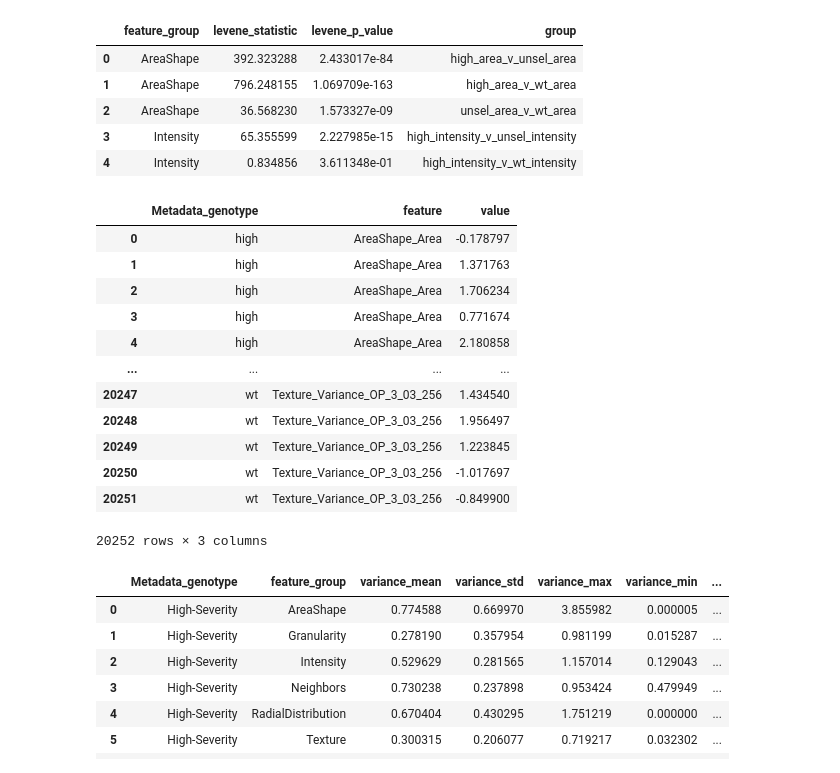
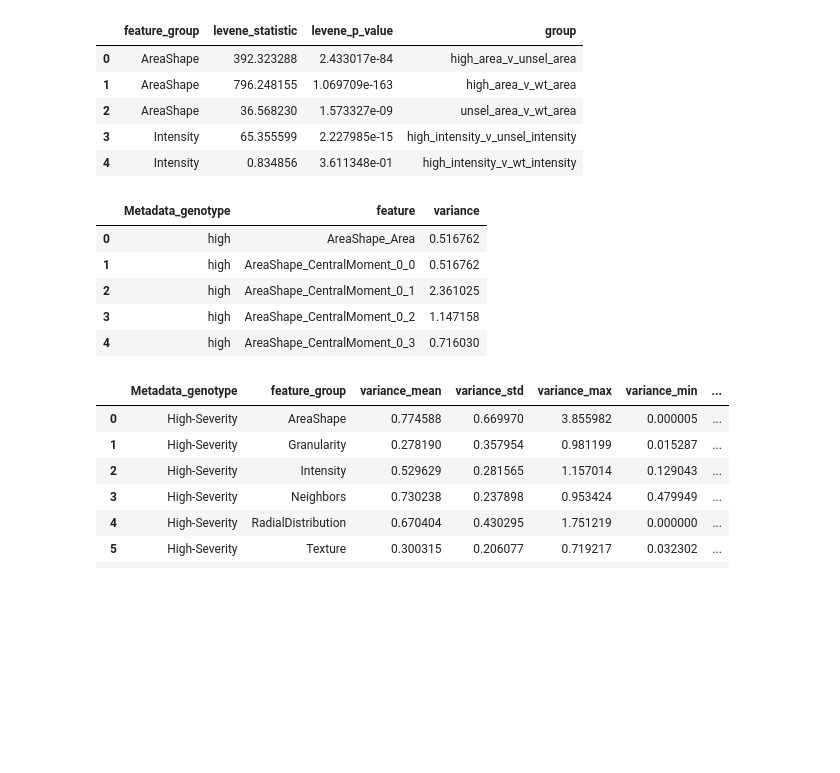
Before and after one commit to MikeLippincott/Nichols_Lab_Collaboration, a Jupyter notebook: 6.analyze_features/notebooks/3a.mean_aggregated_anova.ipynb, the cells around one changed output. Saved outputs shown, nothing was run; the diff lists cells and outputs as text; code cells hidden in the pictures; blank space fills up the shorter version.

```diff
--- a/6.analyze_features/notebooks/3a.mean_aggregated_anova.ipynb
+++ b/6.analyze_features/notebooks/3a.mean_aggregated_anova.ipynb
@@ -337,27 +345,32 @@ levene_test_results_df.to_csv(levene_test_results_path, index=False)
 # %%
 # Drop all metadata except for the genotype data
 features_df = data.drop(columns=data.filter(like="Metadata").columns)
 features_df["Metadata_genotype"] = data["Metadata_genotype"]
 
 # turn the features into a long format
 features_long_df = features_df.melt(
     id_vars="Metadata_genotype", var_name="feature", value_name="value"
 )
+# get the variance for each feature for each genotype
 features_long_df
+all_features_var = features_long_df.groupby(["Metadata_genotype", "feature"]).var()
+# reset the index
+all_features_var = all_features_var.reset_index()
+all_features_var.rename(columns={"value": "variance"}, inplace=True)
+
+# save the variance results
+var_each_feature_path = pathlib.Path(
+    out_dir / "mean_aggregated_variance_results_each_feature.csv"
+)
+all_features_var.to_csv(var_each_feature_path, index=False)
+all_features_var.head()
 # %% [output]
-|  | Metadata_genotype | feature | value |
-| 0 | high | AreaShape_Area | -0.178797 |
-| 1 | high | AreaShape_Area | 1.371763 |
-| 2 | high | AreaShape_Area | 1.706234 |
-| 3 | high | AreaShape_Area | 0.771674 |
-| 4 | high | AreaShape_Area | 2.180858 |
-| ... | ... | ... | ... |
-| 20247 | wt | Texture_Variance_OP_3_03_256 | 1.434540 |
-| 20248 | wt | Texture_Variance_OP_3_03_256 | 1.956497 |
-| 20249 | wt | Texture_Variance_OP_3_03_256 | 1.223845 |
-| 20250 | wt | Texture_Variance_OP_3_03_256 | -1.017697 |
-| 20251 | wt | Texture_Variance_OP_3_03_256 | -0.849900 |
+|  | Metadata_genotype | feature | variance |
+| 0 | high | AreaShape_Area | 0.516762 |
+| 1 | high | AreaShape_CentralMoment_0_0 | 0.516762 |
+| 2 | high | AreaShape_CentralMoment_0_1 | 2.361025 |
+| 3 | high | AreaShape_CentralMoment_0_2 | 1.147158 |
+| 4 | high | AreaShape_CentralMoment_0_3 | 0.716030 |
-20252 rows × 3 columns
 # %%
 # get the variance for each feature group
 var_df = features_long_df.groupby(["Metadata_genotype", "feature"]).var().reset_index()
```
Also changed, not shown: parts of 6 cells of this notebook, 3 other files.
